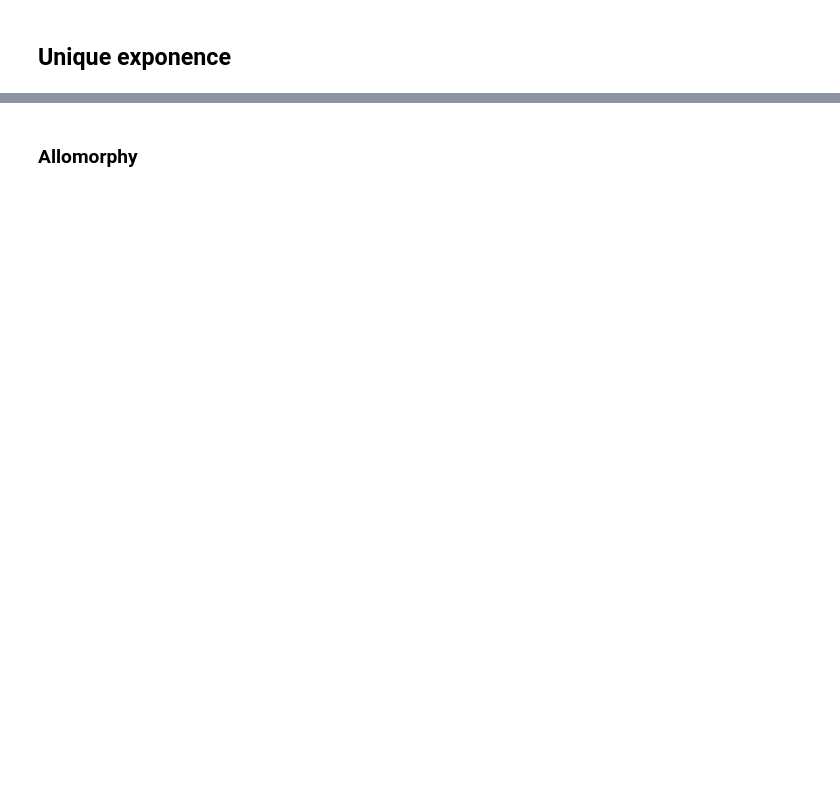
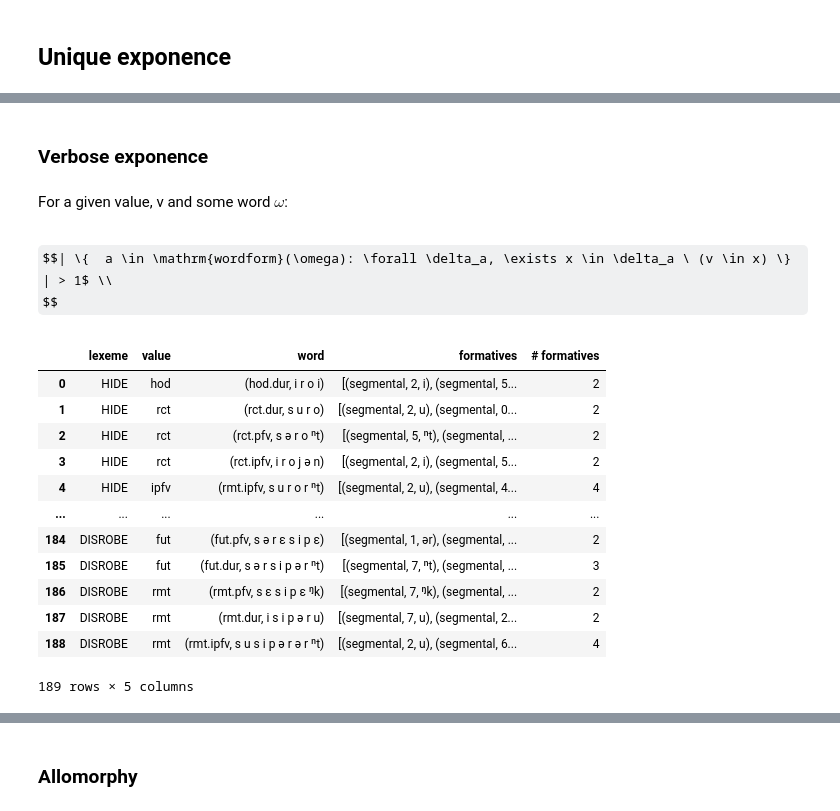
Before and after one commit to maecarroll/setMorph, a Jupyter notebook: src/setmorph/ExponenceTypology.ipynb, the cells around one changed output, grey strips where cells are left out. Cells and saved outputs as stored; diff of their text form; code cells hidden in the pictures; some formulas as TeX source; blank space fills up the shorter version.

```diff
--- a/src/setmorph/ExponenceTypology.ipynb
+++ b/src/setmorph/ExponenceTypology.ipynb
@@ -145,0 +169,25 @@ uniq
+# %% [markdown]
+
+### Verbose exponence
+# %% [markdown]
+For a given value, v and some word $\omega$:
+# %% [markdown]
+$$| \{  a \in \mathrm{wordform}(\omega): \forall \delta_a, \exists x \in \delta_a \ (v \in x) \} | > 1$ \\
+$$
+# %%
+ve_ngkolmpu = sm.classify_VE(ngkolmpu_df)
+pd.DataFrame(ve_ngkolmpu)
+# %% [output]
+|  | lexeme | value | word | formatives | # formatives |
+| 0 | HIDE | hod | (hod.dur, i r o i) | [(segmental, 2, i), (segmental, 5... | 2 |
+| 1 | HIDE | rct | (rct.dur, s u r o) | [(segmental, 2, u), (segmental, 0... | 2 |
+| 2 | HIDE | rct | (rct.pfv, s ə r o ⁿt) | [(segmental, 5, ⁿt), (segmental, ... | 2 |
+| 3 | HIDE | rct | (rct.ipfv, i r o j ə n) | [(segmental, 2, i), (segmental, 5... | 2 |
+| 4 | HIDE | ipfv | (rmt.ipfv, s u r o r ⁿt) | [(segmental, 2, u), (segmental, 4... | 4 |
+| ... | ... | ... | ... | ... | ... |
+| 184 | DISROBE | fut | (fut.pfv, s ə r ɛ s i p ɛ) | [(segmental, 1, ər), (segmental, ... | 2 |
+| 185 | DISROBE | fut | (fut.dur, s ə r s i p ə r ⁿt) | [(segmental, 7, ⁿt), (segmental, ... | 3 |
+| 186 | DISROBE | rmt | (rmt.pfv, s ɛ s i p ɛ ᵑk) | [(segmental, 7, ᵑk), (segmental, ... | 2 |
+| 187 | DISROBE | rmt | (rmt.dur, i s i p ə r u) | [(segmental, 7, u), (segmental, 2... | 2 |
+| 188 | DISROBE | rmt | (rmt.ipfv, s u s i p ə r ə r ⁿt) | [(segmental, 2, u), (segmental, 6... | 4 |
+189 rows × 5 columns
```
Also changed, not shown: parts of 30 cells of this notebook, 3 other files.
